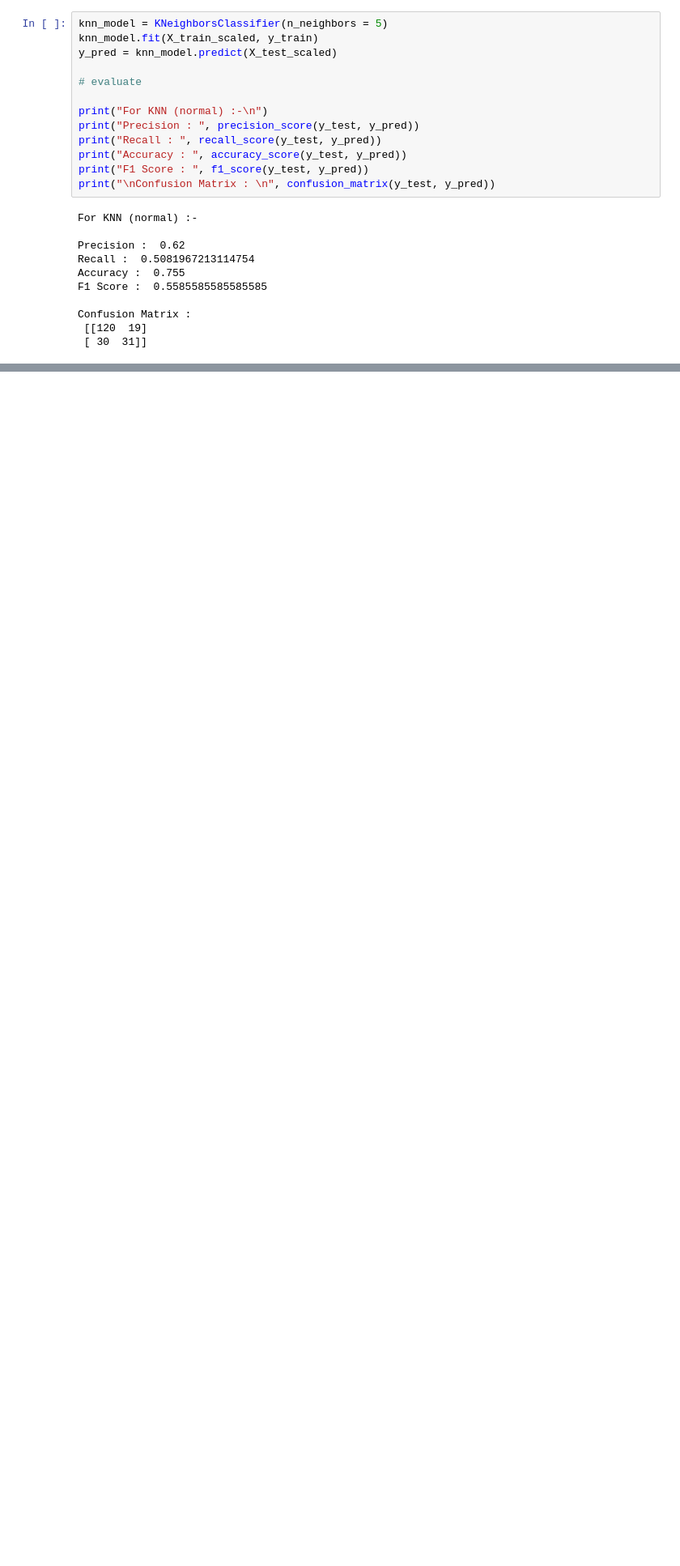
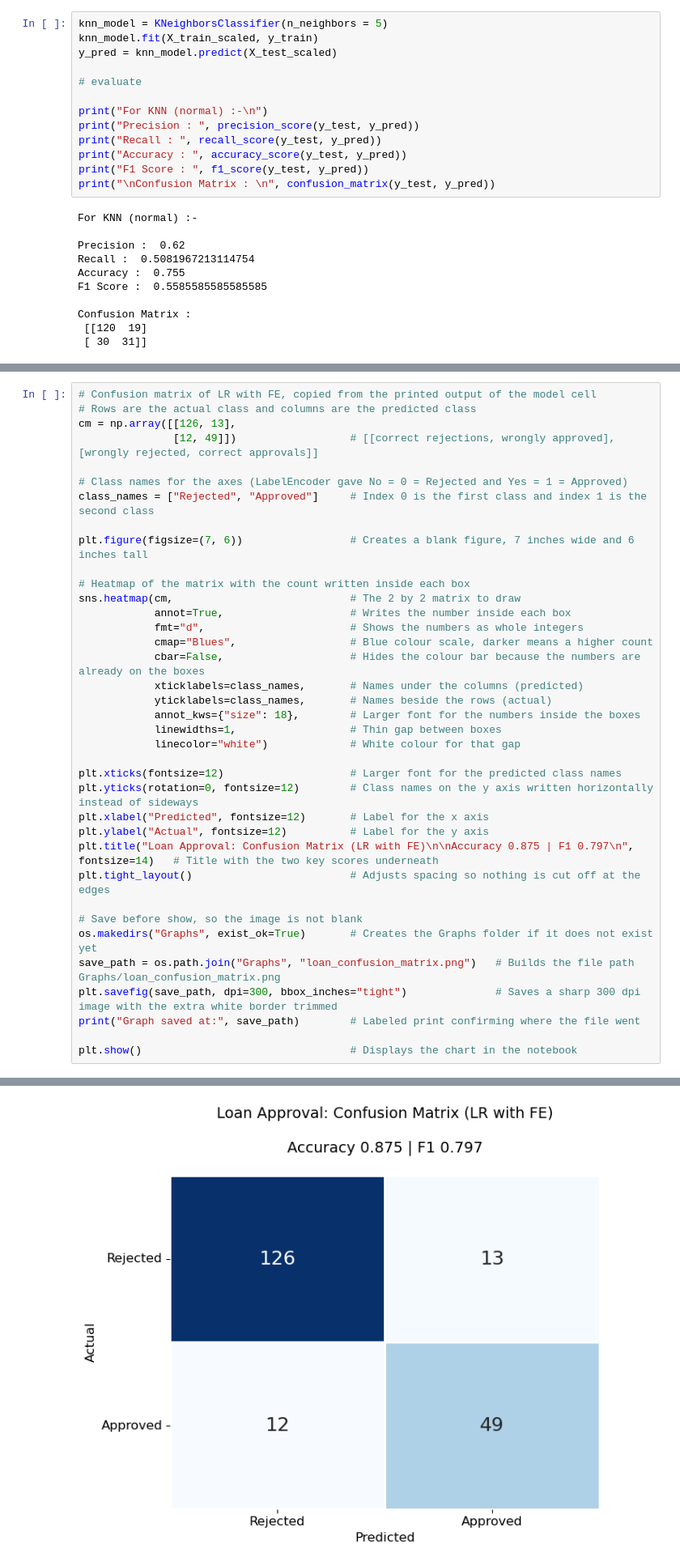
Before and after one commit to K-shhhhh/AI_ML_Foundation, a Jupyter notebook: Module_5_Projects/Minor_Projects/01_LoanSystem_Minor_Project/loan_approval_prediction.ipynb, the cells around one changed output, grey strips where cells are left out. Shown at 81% size. Cells and saved outputs as stored; diff of their text form; blank space fills up the shorter version.

```diff
--- a/Module_5_Projects/Minor_Projects/01_LoanSystem_Minor_Project/loan_approval_prediction.ipynb
+++ b/Module_5_Projects/Minor_Projects/01_LoanSystem_Minor_Project/loan_approval_prediction.ipynb
@@ -838,0 +898,38 @@ Confusion Matrix :
+# %%
+# Confusion matrix of LR with FE, copied from the printed output of the model cell
+# Rows are the actual class and columns are the predicted class
+cm = np.array([[126, 13],
+               [12, 49]])                  # [[correct rejections, wrongly approved], [wrongly rejected, correct approvals]]
+
+# Class names for the axes (LabelEncoder gave No = 0 = Rejected and Yes = 1 = Approved)
+class_names = ["Rejected", "Approved"]     # Index 0 is the first class and index 1 is the second class
+
+plt.figure(figsize=(7, 6))                 # Creates a blank figure, 7 inches wide and 6 inches tall
+
+# Heatmap of the matrix with the count written inside each box
+sns.heatmap(cm,                            # The 2 by 2 matrix to draw
+            annot=True,                    # Writes the number inside each box
+            fmt="d",                       # Shows the numbers as whole integers
+            cmap="Blues",                  # Blue colour scale, darker means a higher count
+            cbar=False,                    # Hides the colour bar because the numbers are already on the boxes
+            xticklabels=class_names,       # Names under the columns (predicted)
+            yticklabels=class_names,       # Names beside the rows (actual)
+            annot_kws={"size": 18},        # Larger font for the numbers inside the boxes
+            linewidths=1,                  # Thin gap between boxes
+            linecolor="white")             # White colour for that gap
+
+plt.xticks(fontsize=12)                    # Larger font for the predicted class names
+plt.yticks(rotation=0, fontsize=12)        # Class names on the y axis written horizontally instead of sideways
+plt.xlabel("Predicted", fontsize=12)       # Label for the x axis
+plt.ylabel("Actual", fontsize=12)          # Label for the y axis
+plt.title("Loan Approval: Confusion Matrix (LR with FE)\n\nAccuracy 0.875 | F1 0.797\n", fontsize=14)   # Title with the two key scores underneath
+plt.tight_layout()                         # Adjusts spacing so nothing is cut off at the edges
+
+# Save before show, so the image is not blank
+os.makedirs("Graphs", exist_ok=True)       # Creates the Graphs folder if it does not exist yet
+save_path = os.path.join("Graphs", "loan_confusion_matrix.png")   # Builds the file path Graphs/loan_confusion_matrix.png
+plt.savefig(save_path, dpi=300, bbox_inches="tight")              # Saves a sharp 300 dpi image with the extra white border trimmed
+print("Graph saved at:", save_path)        # Labeled print confirming where the file went
+
+plt.show()                                 # Displays the chart in the notebook
+# %% [output]
@@ -838,0 +937 @@ Confusion Matrix :
+[figure, added]
```
Also changed, not shown: parts of 5 cells of this notebook, 5 other files.
